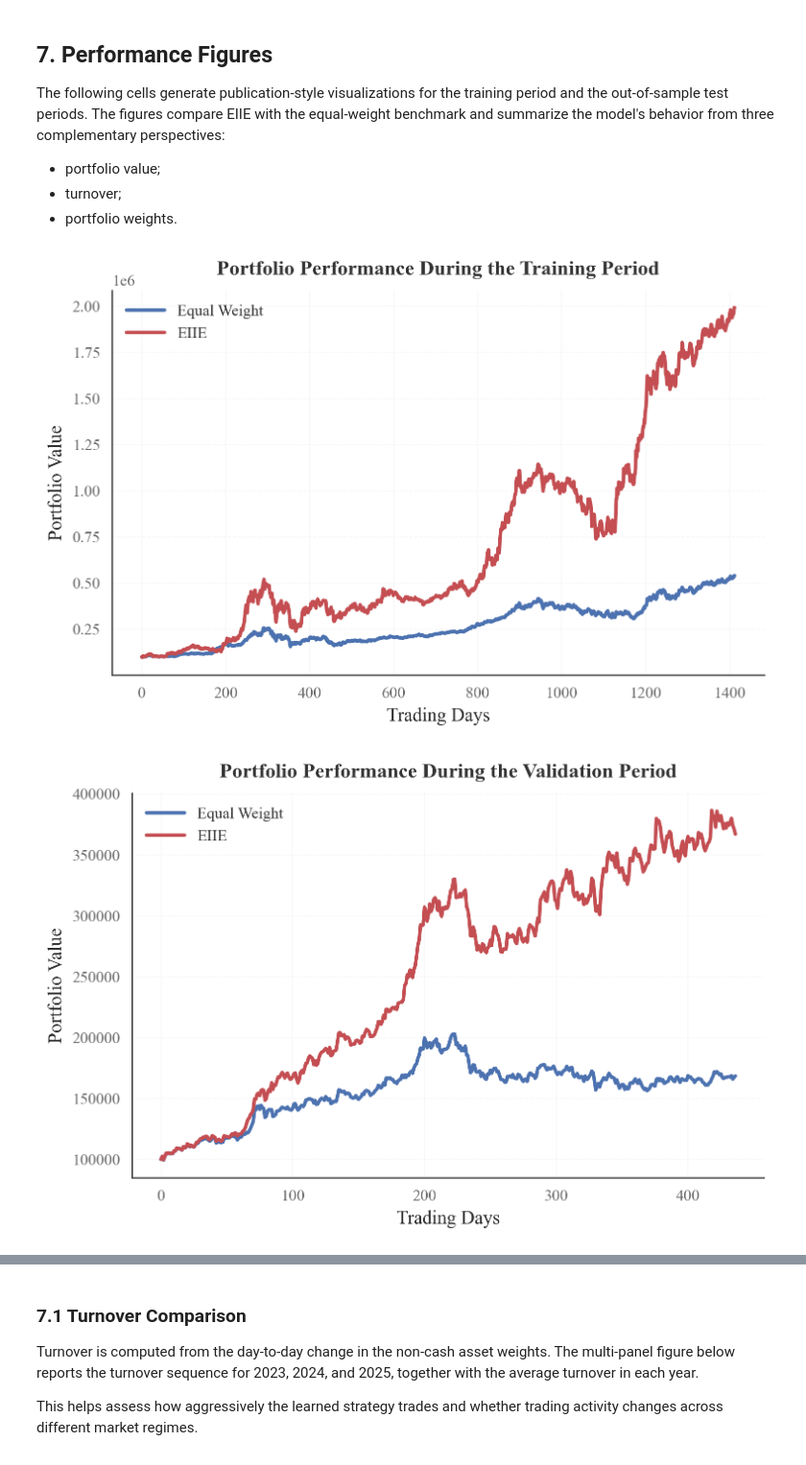
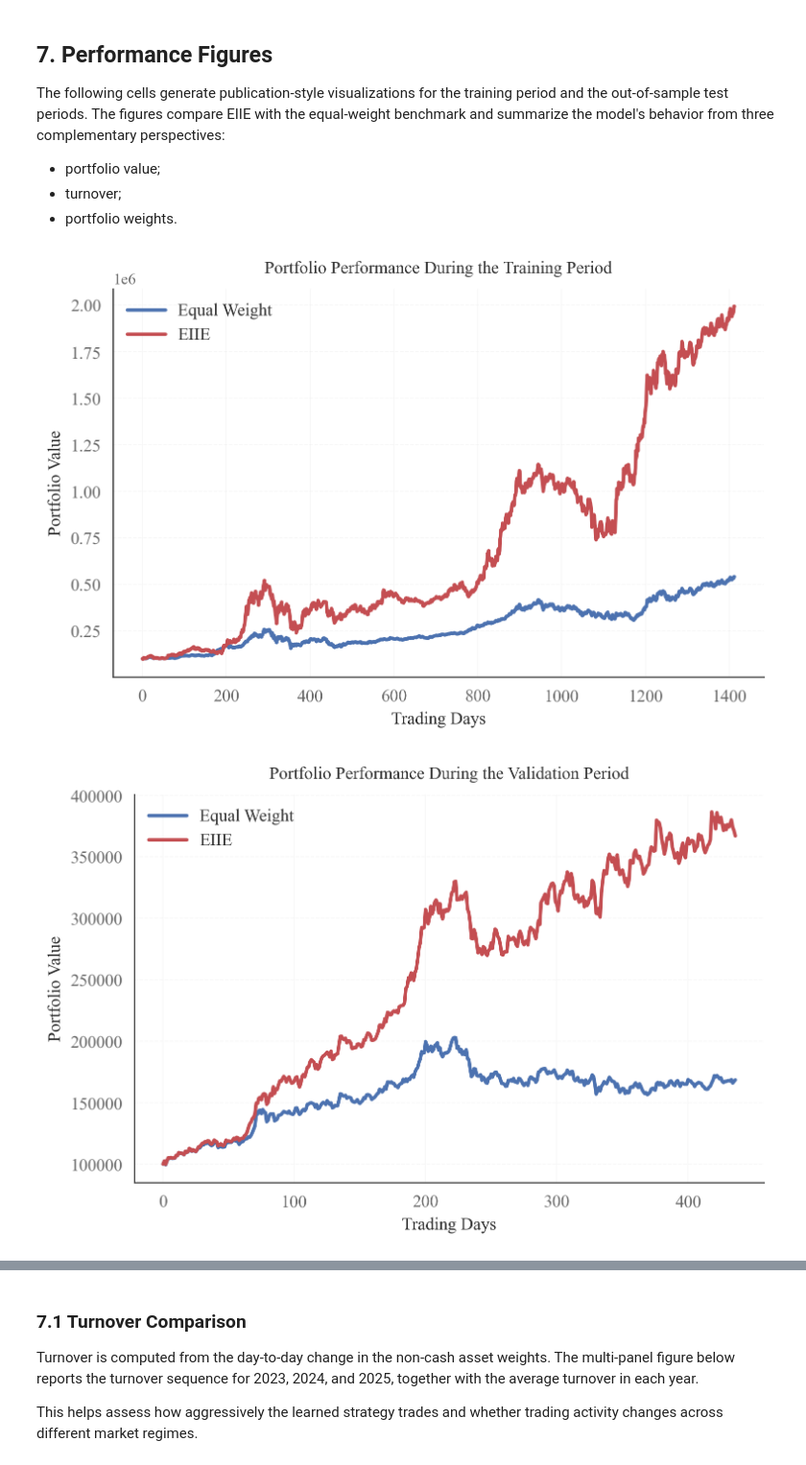
Before and after one commit to aftermathof/selfresearch, a Jupyter notebook: raw_EIIE_sse50.ipynb, the cells around one changed output, grey strips where cells are left out. Shown at 96% size. Cells and saved outputs as stored; diff of their text form; code cells hidden in the pictures.

```diff
--- a/raw_EIIE_sse50.ipynb
+++ b/raw_EIIE_sse50.ipynb
@@ -842,7 +901,8 @@ os.makedirs(output_dir, exist_ok=True)
 # Publication-style settings
 plt.rcParams.update({
     "font.family": "serif",
-    "font.serif": ["Times New Roman"],
+    "font.serif": ["Times New Roman", "Times", "DejaVu Serif"],
+    "font.sans-serif": ["SimSun", "Songti SC", "STSong", "SimHei", "Microsoft YaHei", "DejaVu Sans"],
     "mathtext.fontset": "stix",
     "axes.unicode_minus": False,
 
@@ -910,11 +970,11 @@ def plot_portfolio_value(ew_values, eiie_values, title, save_name=None):
     ax.spines["bottom"].set_color("#444444")
     ax.tick_params(axis="both", which="major", length=4, width=0.8, color="#444444")
 
+    apply_times_new_roman(ax)
     plt.tight_layout()
 
     if save_name is not None:
         fig.savefig(os.path.join(output_dir, f"{save_name}.png"), bbox_inches="tight")
-        fig.savefig(os.path.join(output_dir, f"{save_name}.pdf"), bbox_inches="tight")
 
     plt.show()
 
@@ -927,32 +987,32 @@ plot_portfolio_value(
 )
 
 plot_portfolio_value(
     EW_results["validation"]["value"],
     EIIE_results["validation"]["value"],
     title="Portfolio Performance During the Validation Period",
     save_name="value_validation"
 )
 
 plot_portfolio_value(
     EW_results["2023"]["value"],
     EIIE_results["2023"]["value"],
     title="Portfolio Performance in 2023",
     save_name="value_2023"
 )
 
 plot_portfolio_value(
     EW_results["2024"]["value"],
     EIIE_results["2024"]["value"],
     title="Portfolio Performance in 2024",
     save_name="value_2024"
 )
 
 plot_portfolio_value(
     EW_results["2025"]["value"],
     EIIE_results["2025"]["value"],
     title="Portfolio Performance in 2025",
     save_name="value_2025"
 )
 # %% [output]
-[figure, old version]
+[figure, new version]
-[figure, old version]
+[figure, new version]
```
Also changed, not shown: parts of 8 cells of this notebook, 24 other files.
